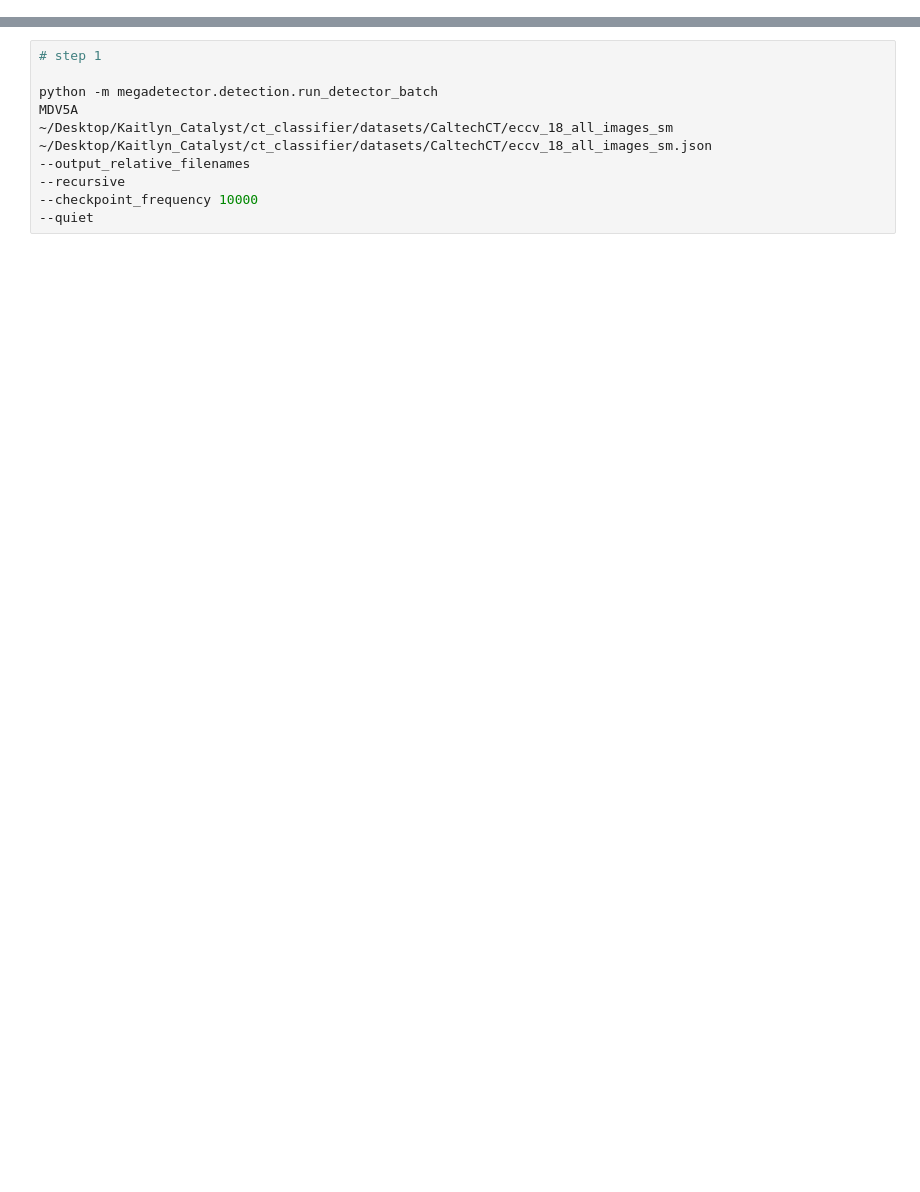
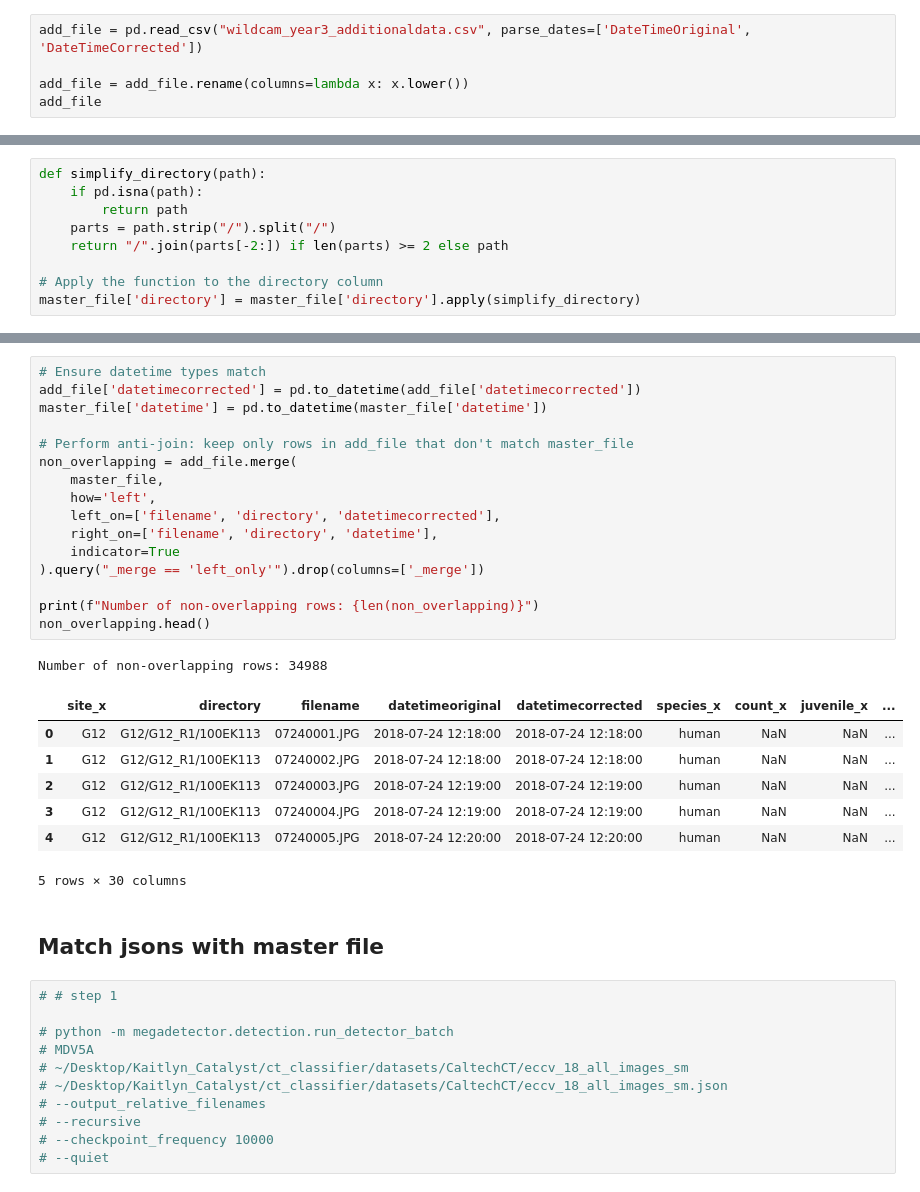
Before and after one commit to klg-2016/ct_classifier, a Jupyter notebook: notebooks/access_google.ipynb, the cells around one changed output, grey strips where cells are left out. Saved outputs shown, nothing was run; the diff lists cells and outputs as text; blank space fills up the shorter version.

```diff
--- a/notebooks/access_google.ipynb
+++ b/notebooks/access_google.ipynb
@@ -54,0 +196,5 @@ KeyboardInterrupt: Interrupted by user
+# %%
+add_file = pd.read_csv("wildcam_year3_additionaldata.csv", parse_dates=['DateTimeOriginal', 'DateTimeCorrected'])
+
+add_file = add_file.rename(columns=lambda x: x.lower())
+add_file
@@ -54,0 +502,9 @@ KeyboardInterrupt: Interrupted by user
+# %%
+def simplify_directory(path):
+    if pd.isna(path):
+        return path
+    parts = path.strip("/").split("/")
+    return "/".join(parts[-2:]) if len(parts) >= 2 else path
+
+# Apply the function to the directory column
+master_file['directory'] = master_file['directory'].apply(simplify_directory)
@@ -55,12 +537,39 @@ KeyboardInterrupt: Interrupted by user
+# %%
+# Ensure datetime types match
+add_file['datetimecorrected'] = pd.to_datetime(add_file['datetimecorrected'])
+master_file['datetime'] = pd.to_datetime(master_file['datetime'])
+
+# Perform anti-join: keep only rows in add_file that don't match master_file
+non_overlapping = add_file.merge(
+    master_file,
+    how='left',
+    left_on=['filename', 'directory', 'datetimecorrected'],
+    right_on=['filename', 'directory', 'datetime'],
+    indicator=True
+).query("_merge == 'left_only'").drop(columns=['_merge'])
+
+print(f"Number of non-overlapping rows: {len(non_overlapping)}")
+non_overlapping.head()
+# %% [output]
+Number of non-overlapping rows: 34988
+|  | site_x | directory | filename | datetimeoriginal | datetimecorrected | species_x | count_x | juvenile_x | ... |
+| 0 | G12 | G12/G12_R1/100EK113 | 07240001.JPG | 2018-07-24 12:18:00 | 2018-07-24 12:18:00 | human | NaN | NaN | ... |
+| 1 | G12 | G12/G12_R1/100EK113 | 07240002.JPG | 2018-07-24 12:18:00 | 2018-07-24 12:18:00 | human | NaN | NaN | ... |
+| 2 | G12 | G12/G12_R1/100EK113 | 07240003.JPG | 2018-07-24 12:19:00 | 2018-07-24 12:19:00 | human | NaN | NaN | ... |
+| 3 | G12 | G12/G12_R1/100EK113 | 07240004.JPG | 2018-07-24 12:19:00 | 2018-07-24 12:19:00 | human | NaN | NaN | ... |
+| 4 | G12 | G12/G12_R1/100EK113 | 07240005.JPG | 2018-07-24 12:20:00 | 2018-07-24 12:20:00 | human | NaN | NaN | ... |
+5 rows × 30 columns
+# %% [markdown]
+## Match jsons with master file
 # %%
-# step 1
+# # step 1
 
-python -m megadetector.detection.run_detector_batch
-MDV5A
-~/Desktop/Kaitlyn_Catalyst/ct_classifier/datasets/CaltechCT/eccv_18_all_images_sm
-~/Desktop/Kaitlyn_Catalyst/ct_classifier/datasets/CaltechCT/eccv_18_all_images_sm.json
---output_relative_filenames
---recursive
---checkpoint_frequency 10000
---quiet
+# python -m megadetector.detection.run_detector_batch
+# MDV5A
+# ~/Desktop/Kaitlyn_Catalyst/ct_classifier/datasets/CaltechCT/eccv_18_all_images_sm
+# ~/Desktop/Kaitlyn_Catalyst/ct_classifier/datasets/CaltechCT/eccv_18_all_images_sm.json
+# --output_relative_filenames
+# --recursive
+# --checkpoint_frequency 10000
+# --quiet
 # %%
```
Also changed, not shown: parts of 28 cells of this notebook, 7 other files.
